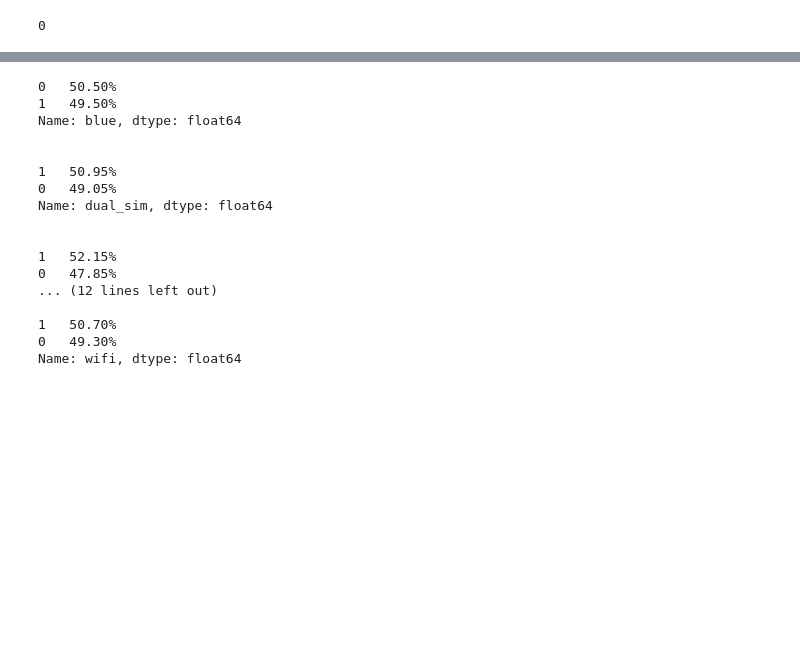
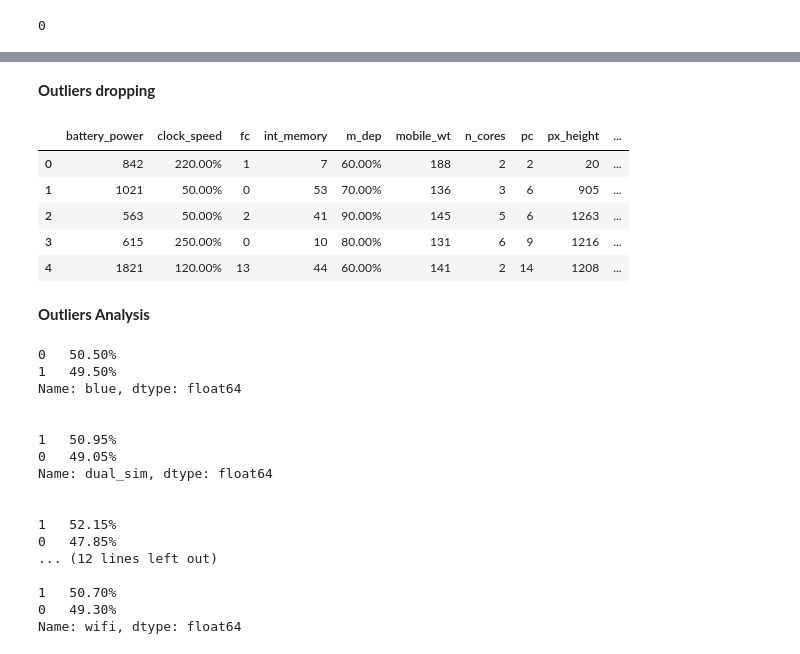
Before and after one commit to slawomirzurek/Data_Analysis_and_Programming_in_Python, a Jupyter notebook: Task.ipynb, the cells around one changed output, grey strips where cells are left out. Saved outputs shown, nothing was run; the diff lists cells and outputs as text; code cells hidden in the pictures; blank space fills up the shorter version.

```diff
--- a/Task.ipynb
+++ b/Task.ipynb
@@ -88 +88,15 @@ plt.show()
+# %% [markdown]
+**Outliers dropping**
+# %%
+new_mp = mp.drop(['blue', 'dual_sim', 'four_g','three_g','touch_screen', 'wifi', 'price_range'], axis=1)
+new_mp.head()
+# %% [output]
+|  | battery_power | clock_speed | fc | int_memory | m_dep | mobile_wt | n_cores | pc | px_height | ... |
+| 0 | 842 | 220.00% | 1 | 7 | 60.00% | 188 | 2 | 2 | 20 | ... |
+| 1 | 1021 | 50.00% | 0 | 53 | 70.00% | 136 | 3 | 6 | 905 | ... |
+| 2 | 563 | 50.00% | 2 | 41 | 90.00% | 145 | 5 | 6 | 1263 | ... |
+| 3 | 615 | 250.00% | 0 | 10 | 80.00% | 131 | 6 | 9 | 1216 | ... |
+| 4 | 1821 | 120.00% | 13 | 44 | 60.00% | 141 | 2 | 14 | 1208 | ... |
+# %% [markdown]
+**Outliers Analysis**
 # %%
```
Also changed, not shown: parts of 9 cells of this notebook.
